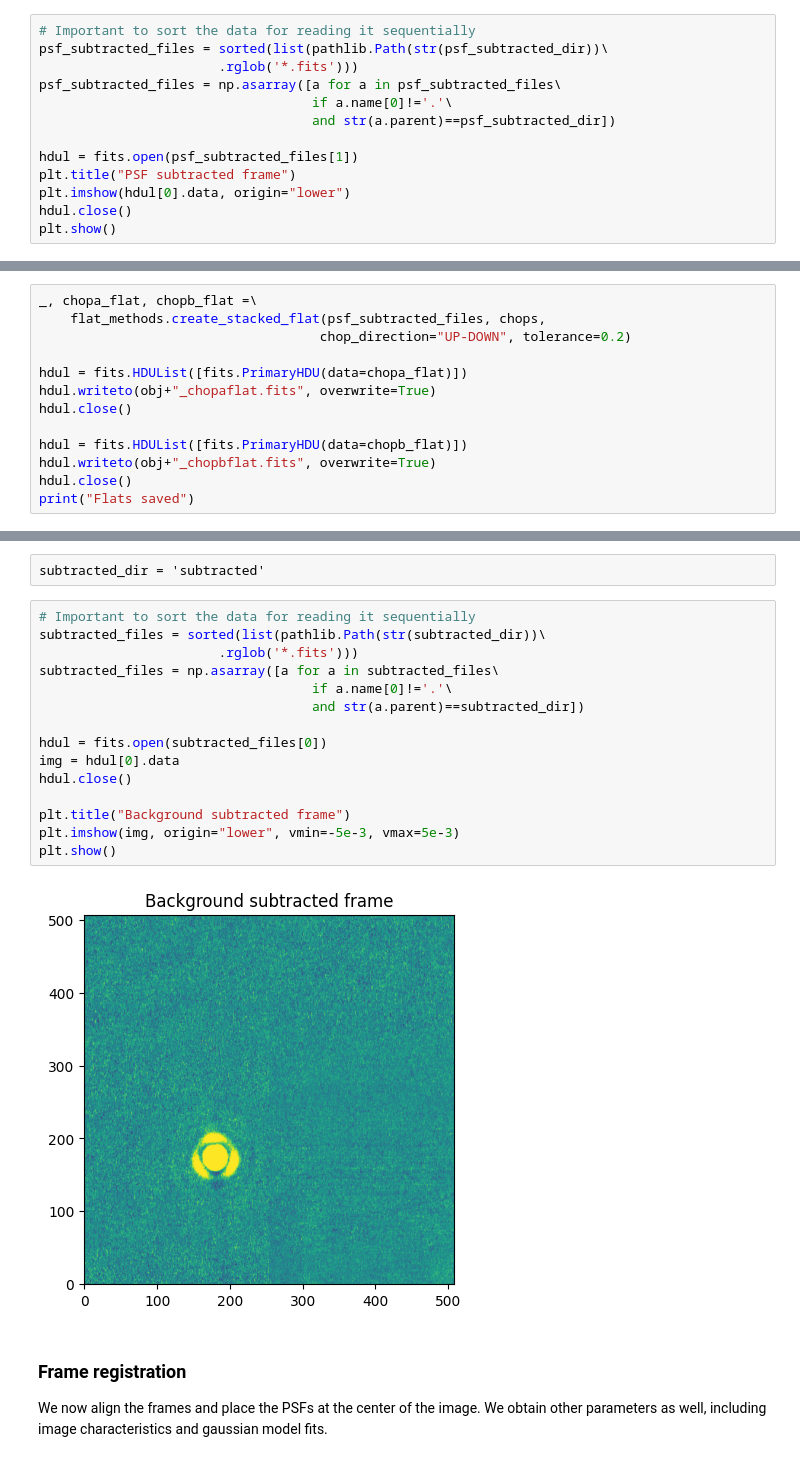
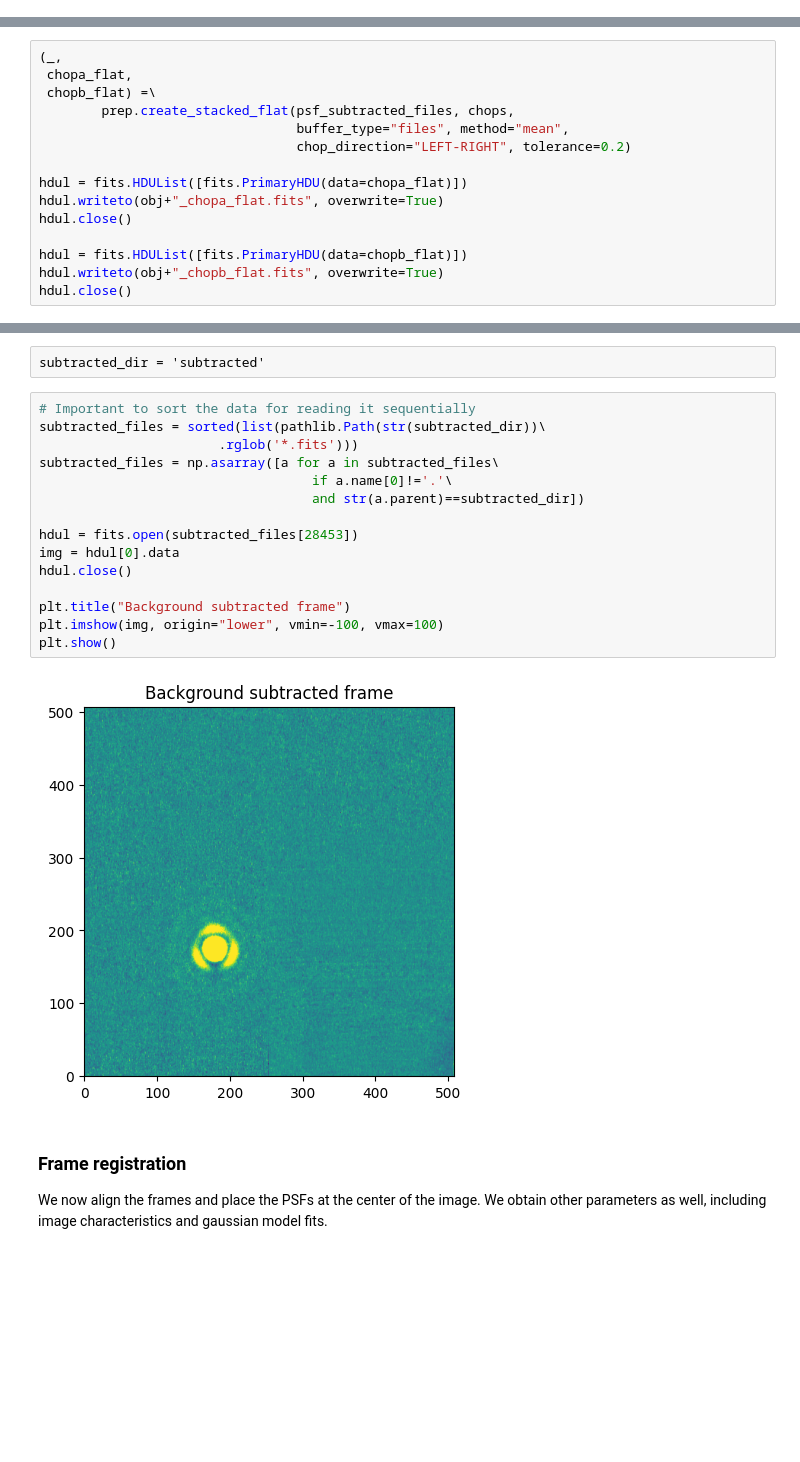
Before and after one commit to vivekv7323/pyNOMIC, a Jupyter notebook: notebooks/singlesidedreduction.ipynb, the cells around one changed output, grey strips where cells are left out. Cells and saved outputs as stored; diff of their text form; blank space fills up the shorter version.

```diff
--- a/notebooks/singlesidedreduction.ipynb
+++ b/notebooks/singlesidedreduction.ipynb
@@ -235,13 +236,0 @@ psf_subtracted_dir = "psfsubtracted"
-# %%
-# Important to sort the data for reading it sequentially
-psf_subtracted_files = sorted(list(pathlib.Path(str(psf_subtracted_dir))\
-                       .rglob('*.fits')))
-psf_subtracted_files = np.asarray([a for a in psf_subtracted_files\
-                                   if a.name[0]!='.'\
-                                   and str(a.parent)==psf_subtracted_dir])
-
-hdul = fits.open(psf_subtracted_files[1])
-plt.title("PSF subtracted frame")
-plt.imshow(hdul[0].data, origin="lower")
-hdul.close()
-plt.show()
@@ -250,15 +307,17 @@ plt.show()
 # %%
-_, chopa_flat, chopb_flat =\
-    flat_methods.create_stacked_flat(psf_subtracted_files, chops,
-                                    chop_direction="UP-DOWN", tolerance=0.2)
+(_,
+ chopa_flat,
+ chopb_flat) =\
+        prep.create_stacked_flat(psf_subtracted_files, chops,
+                                 buffer_type="files", method="mean",
+                                 chop_direction="LEFT-RIGHT", tolerance=0.2)
 
 hdul = fits.HDUList([fits.PrimaryHDU(data=chopa_flat)])
-hdul.writeto(obj+"_chopaflat.fits", overwrite=True)
+hdul.writeto(obj+"_chopa_flat.fits", overwrite=True)
 hdul.close()
 
 hdul = fits.HDUList([fits.PrimaryHDU(data=chopb_flat)])
-hdul.writeto(obj+"_chopbflat.fits", overwrite=True)
+hdul.writeto(obj+"_chopb_flat.fits", overwrite=True)
 hdul.close()
-print("Flats saved")
 # %% [output]
 Creating integrated files for correlation...
@@ -301,20 +347,20 @@ subtracted_dir = 'subtracted'
 # %%
 # Important to sort the data for reading it sequentially
 subtracted_files = sorted(list(pathlib.Path(str(subtracted_dir))\
                        .rglob('*.fits')))
 subtracted_files = np.asarray([a for a in subtracted_files\
                                    if a.name[0]!='.'\
                                    and str(a.parent)==subtracted_dir])
 
-hdul = fits.open(subtracted_files[0])
+hdul = fits.open(subtracted_files[28453])
 img = hdul[0].data
 hdul.close()
 
 plt.title("Background subtracted frame")
-plt.imshow(img, origin="lower", vmin=-5e-3, vmax=5e-3)
+plt.imshow(img, origin="lower", vmin=-100, vmax=100)
 plt.show()
 # %% [output]
-[figure, old version]
+[figure, new version]
 # %% [markdown]
 ### Frame registration
 We now align the frames and place the PSFs at the center of the image. We obtain other parameters as well, including image characteristics and gaussian model fits.
```
Also changed, not shown: parts of 47 cells of this notebook, 8 other files.
